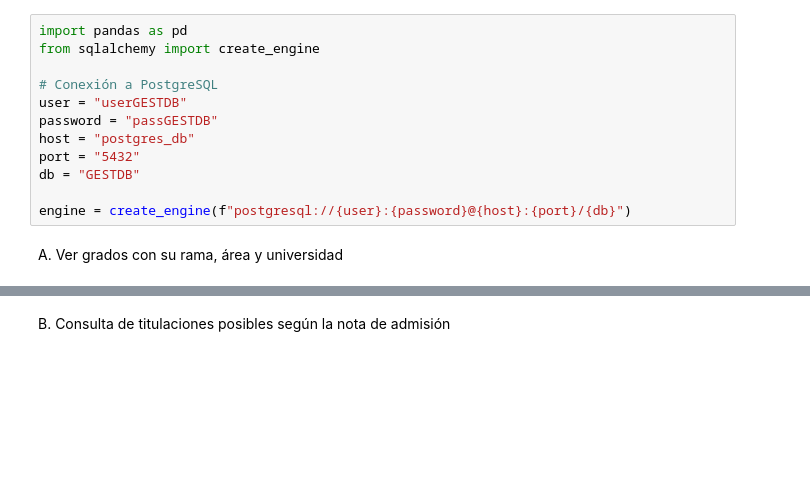
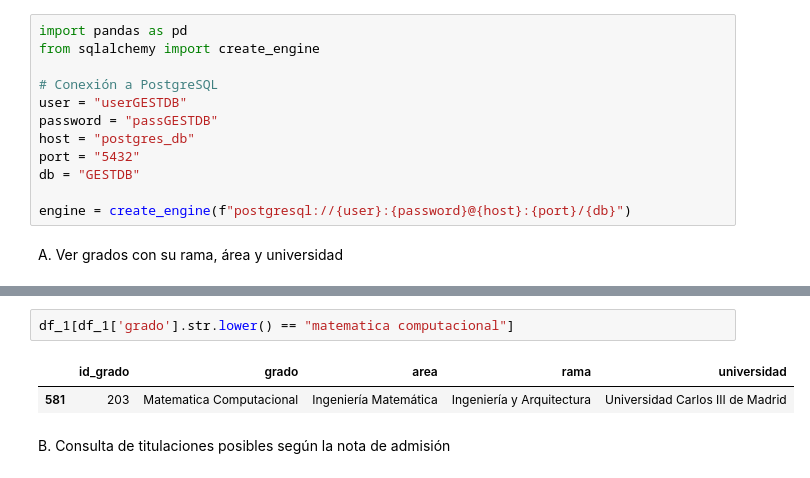
Before and after one commit to Cortijo02/GESTBD, a Jupyter notebook: jupyter/src/queries/queries.ipynb, the cells around one changed output, grey strips where cells are left out. Cells and saved outputs as stored; diff of their text form; blank space fills up the shorter version.

```diff
--- a/jupyter/src/queries/queries.ipynb
+++ b/jupyter/src/queries/queries.ipynb
@@ -45,3 +45,8 @@ df_1.head()
+# %%
+df_1[df_1['grado'].str.lower() == "matematica computacional"]
+# %% [output]
+|  | id_grado | grado | area | rama | universidad |
+| 581 | 203 | Matematica Computacional | Ingeniería Matemática | Ingeniería y Arquitectura | Universidad Carlos III de Madrid |
 # %% [markdown]
 B. Consulta de titulaciones posibles según la nota de admisión
 # %%
```
Also changed, not shown: parts of 12 cells of this notebook, 4 other files.
